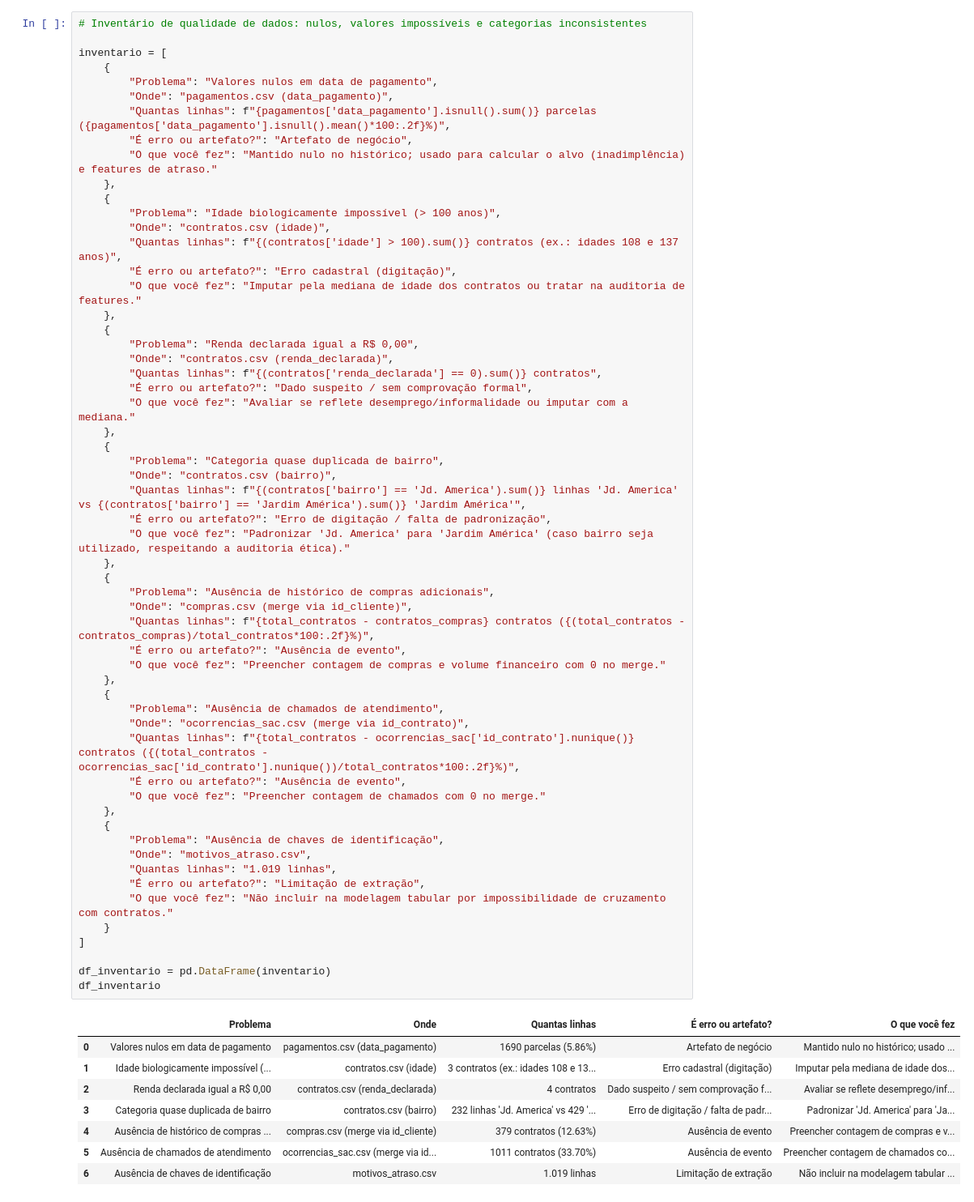
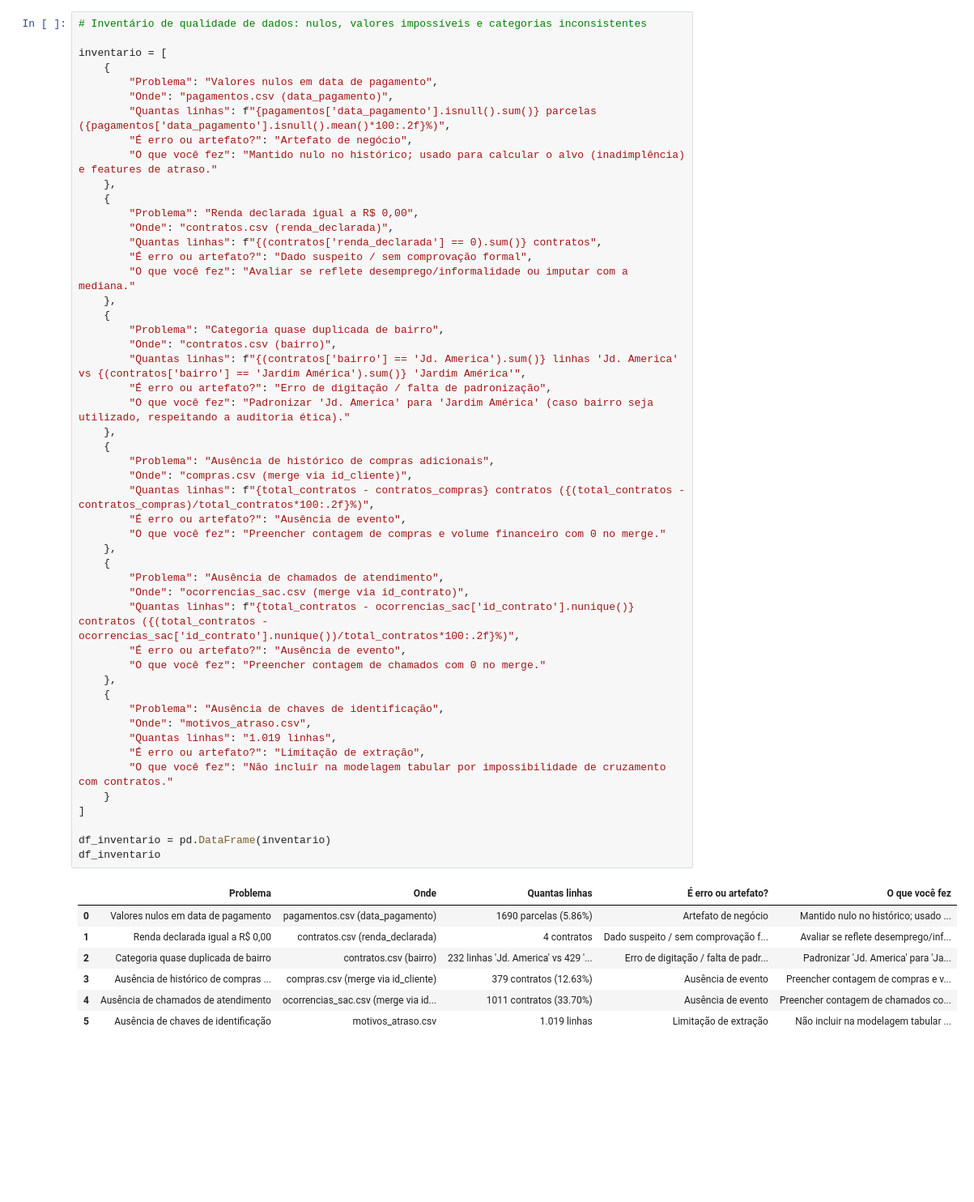
Before and after one commit to raicasale/bemlar, a Jupyter notebook: enunciado.ipynb, the cells around one changed output. Shown at 81% size. Saved outputs shown, nothing was run; the diff lists cells and outputs as text; blank space fills up the shorter version.

```diff
--- a/enunciado.ipynb
+++ b/enunciado.ipynb
@@ -170,13 +170,6 @@ inventario = [
         "Quantas linhas": f"{pagamentos['data_pagamento'].isnull().sum()} parcelas ({pagamentos['data_pagamento'].isnull().mean()*100:.2f}%)",
         "É erro ou artefato?": "Artefato de negócio",
         "O que você fez": "Mantido nulo no histórico; usado para calcular o alvo (inadimplência) e features de atraso."
-    },
-    {
-        "Problema": "Idade biologicamente impossível (> 100 anos)",
-        "Onde": "contratos.csv (idade)",
-        "Quantas linhas": f"{(contratos['idade'] > 100).sum()} contratos (ex.: idades 108 e 137 anos)",
-        "É erro ou artefato?": "Erro cadastral (digitação)",
-        "O que você fez": "Imputar pela mediana de idade dos contratos ou tratar na auditoria de features."
     },
     {
         "Problema": "Renda declarada igual a R$ 0,00",
@@ -193,36 +186,35 @@ inventario = [
         "O que você fez": "Padronizar 'Jd. America' para 'Jardim América' (caso bairro seja utilizado, respeitando a auditoria ética)."
     },
     {
         "Problema": "Ausência de histórico de compras adicionais",
         "Onde": "compras.csv (merge via id_cliente)",
         "Quantas linhas": f"{total_contratos - contratos_compras} contratos ({(total_contratos - contratos_compras)/total_contratos*100:.2f}%)",
         "É erro ou artefato?": "Ausência de evento",
         "O que você fez": "Preencher contagem de compras e volume financeiro com 0 no merge."
     },
     {
         "Problema": "Ausência de chamados de atendimento",
         "Onde": "ocorrencias_sac.csv (merge via id_contrato)",
         "Quantas linhas": f"{total_contratos - ocorrencias_sac['id_contrato'].nunique()} contratos ({(total_contratos - ocorrencias_sac['id_contrato'].nunique())/total_contratos*100:.2f}%)",
         "É erro ou artefato?": "Ausência de evento",
         "O que você fez": "Preencher contagem de chamados com 0 no merge."
     },
     {
         "Problema": "Ausência de chaves de identificação",
         "Onde": "motivos_atraso.csv",
         "Quantas linhas": "1.019 linhas",
         "É erro ou artefato?": "Limitação de extração",
         "O que você fez": "Não incluir na modelagem tabular por impossibilidade de cruzamento com contratos."
     }
 ]
 
 df_inventario = pd.DataFrame(inventario)
 df_inventario
 # %% [output]
 |  | Problema | Onde | Quantas linhas | É erro ou artefato? | O que você fez |
 | 0 | Valores nulos em data de pagamento | pagamentos.csv (data_pagamento) | 1690 parcelas (5.86%) | Artefato de negócio | Mantido nulo no histórico; usado ... |
-| 1 | Idade biologicamente impossível (... | contratos.csv (idade) | 3 contratos (ex.: idades 108 e 13... | Erro cadastral (digitação) | Imputar pela mediana de idade dos... |
-| 2 | Renda declarada igual a R$ 0,00 | contratos.csv (renda_declarada) | 4 contratos | Dado suspeito / sem comprovação f... | Avaliar se reflete desemprego/inf... |
-| 3 | Categoria quase duplicada de bairro | contratos.csv (bairro) | 232 linhas 'Jd. America' vs 429 '... | Erro de digitação / falta de padr... | Padronizar 'Jd. America' para 'Ja... |
-| 4 | Ausência de histórico de compras ... | compras.csv (merge via id_cliente) | 379 contratos (12.63%) | Ausência de evento | Preencher contagem de compras e v... |
-| 5 | Ausência de chamados de atendimento | ocorrencias_sac.csv (merge via id... | 1011 contratos (33.70%) | Ausência de evento | Preencher contagem de chamados co... |
-| 6 | Ausência de chaves de identificação | motivos_atraso.csv | 1.019 linhas | Limitação de extração | Não incluir na modelagem tabular ... |
+| 1 | Renda declarada igual a R$ 0,00 | contratos.csv (renda_declarada) | 4 contratos | Dado suspeito / sem comprovação f... | Avaliar se reflete desemprego/inf... |
+| 2 | Categoria quase duplicada de bairro | contratos.csv (bairro) | 232 linhas 'Jd. America' vs 429 '... | Erro de digitação / falta de padr... | Padronizar 'Jd. America' para 'Ja... |
+| 3 | Ausência de histórico de compras ... | compras.csv (merge via id_cliente) | 379 contratos (12.63%) | Ausência de evento | Preencher contagem de compras e v... |
+| 4 | Ausência de chamados de atendimento | ocorrencias_sac.csv (merge via id... | 1011 contratos (33.70%) | Ausência de evento | Preencher contagem de chamados co... |
+| 5 | Ausência de chaves de identificação | motivos_atraso.csv | 1.019 linhas | Limitação de extração | Não incluir na modelagem tabular ... |
```
Also changed, not shown: parts of 8 cells of this notebook.
